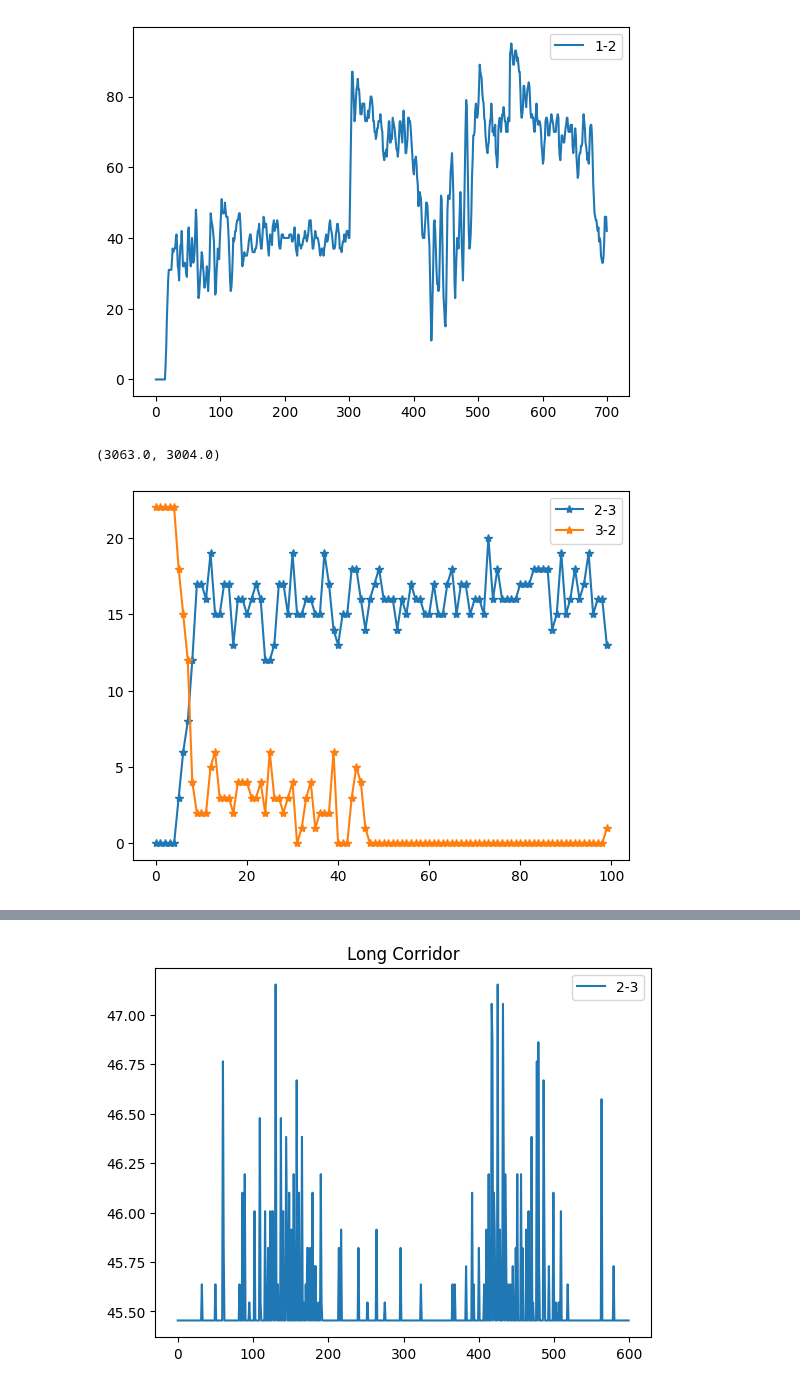
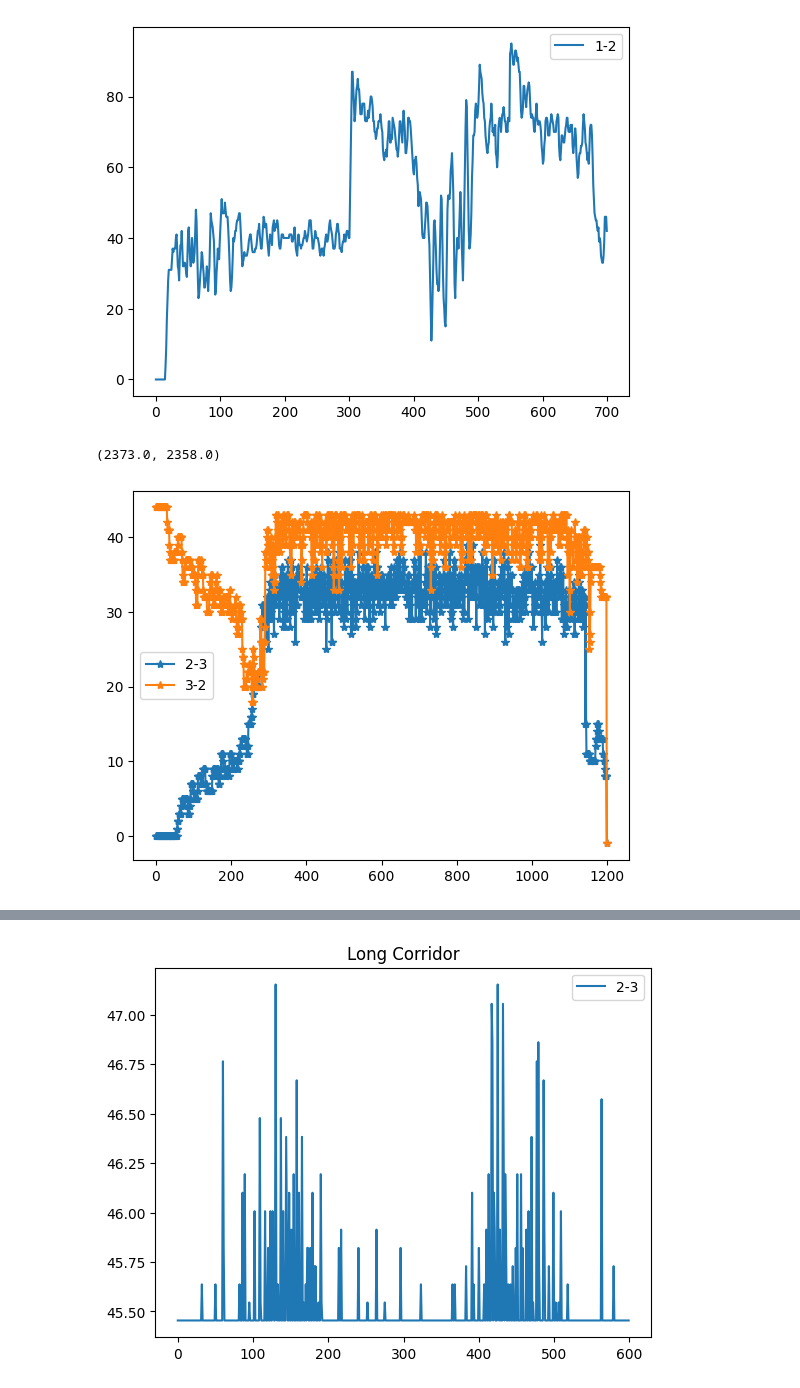
Before and after one commit to WaimenMak/PedNStream, a Jupyter notebook: draft.ipynb, the cells around one changed output, grey strips where cells are left out. Saved outputs shown, nothing was run; the diff lists cells and outputs as text; code cells hidden in the pictures.

```diff
--- a/draft.ipynb
+++ b/draft.ipynb
@@ -557,19 +557,19 @@ plt.show()
 [figure]
 # %%
 import json
-with open("./outputs/long_corridor/link_data.json", 'r') as f:
+# with open("./outputs/long_corridor/link_data.json", 'r') as f:
+#     link_data = json.load(f)
+with open("./outputs/spike/link_data.json", 'r') as f:
     link_data = json.load(f)
-# with open("./outputs/spike/link_data.json", 'r') as f:
-#     link_data = json.load(f)
 # %%
 np.cumsum(np.array(link_data["4-5"]["inflow"]))[-1],np.cumsum(np.array(link_data["4-5"]["outflow"]))[-1]
 # %% [output]
-(3063.0, 3004.0)
+(2373.0, 2358.0)
 # %%
-plt.plot(link_data["2-3"]["sending_flow"][0:100], '-*', label=f'2-3')
-plt.plot(link_data["2-3"]["receiving_flow"][0:100], '-*', label=f'3-2')
+plt.plot(link_data["2-3"]["sending_flow"][0:], '-*', label=f'2-3')
+plt.plot(link_data["2-3"]["receiving_flow"][0:], '-*', label=f'3-2')
 plt.legend()
 plt.show()
 # %% [output]
-[figure, old version]
+[figure, new version]
 # %%
```
Also changed, not shown: parts of 9 cells of this notebook, 8 other files.
